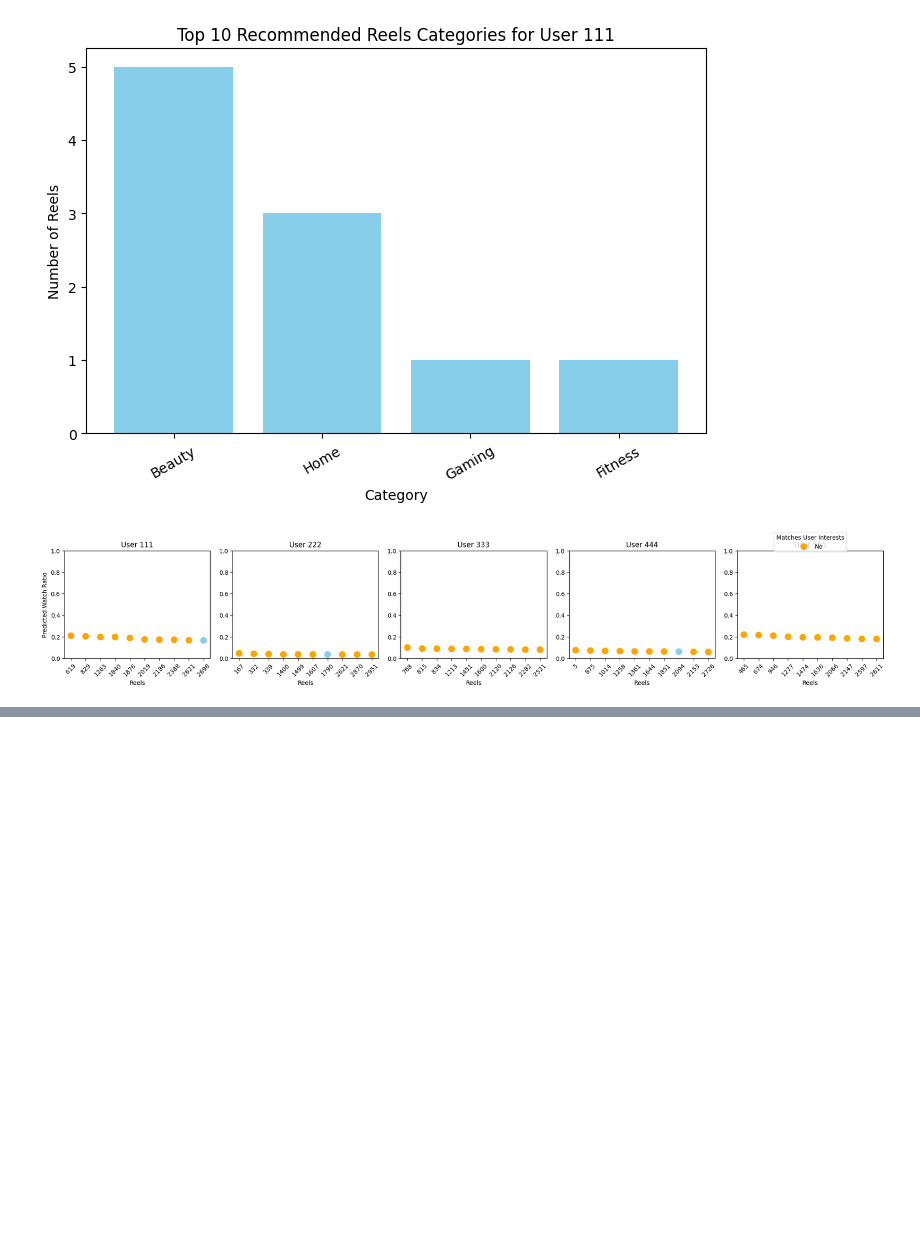
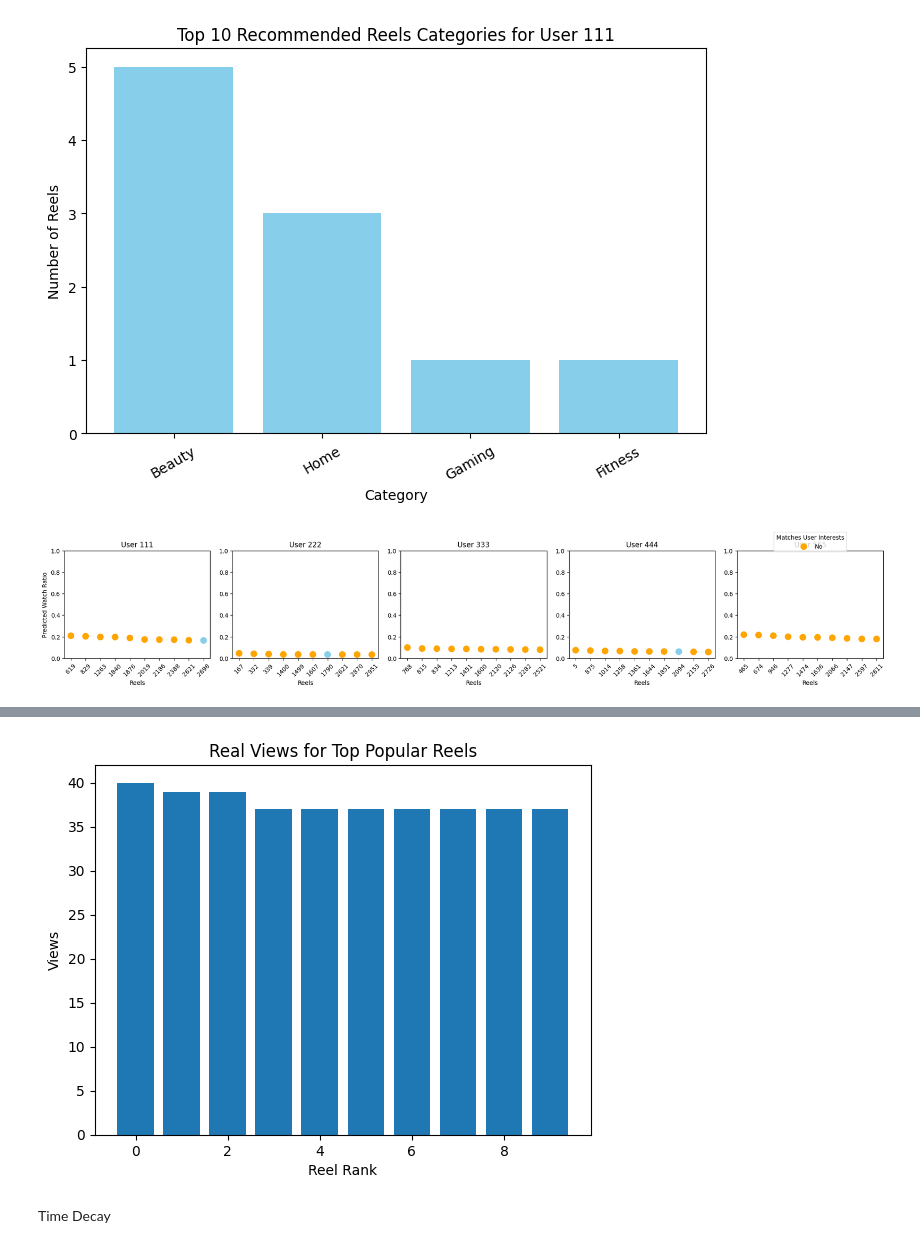
Before and after one commit to Suzan8/ALLUVO-RecommendationSystem, a Jupyter notebook: notebooks/03.ipynb, the cells around one changed output, grey strips where cells are left out. Saved outputs shown, nothing was run; the diff lists cells and outputs as text; code cells hidden in the pictures; blank space fills up the shorter version.

```diff
--- a/notebooks/03.ipynb
+++ b/notebooks/03.ipynb
@@ -534,0 +537,6 @@ plt.show()
+# %%
+popularity_score = reels_df.set_index('reel_id')['total_views']
+popularity_score = popularity_score / popularity_score.max()
+# %%
+top_popular = popularity_score.sort_values(ascending=False).head(10)
+print(top_popular)
@@ -534,0 +556,11 @@ plt.show()
+# %%
+real_views = interactions_df.groupby('reel_id')['view'].sum()
+
+# أعلى 10 من الحقيقة
+top_real = real_views.sort_values(ascending=False).head(10)
+
+print("Real Top Reels:")
+print(top_real)
+
+print("\nModel Top Reels:")
+print(top_popular)
@@ -534,0 +585,14 @@ plt.show()
+# %%
+import matplotlib.pyplot as plt
+
+top_ids = top_popular.index
+
+plt.bar(range(len(top_ids)), real_views.loc[top_ids])
+plt.title("Real Views for Top Popular Reels")
+plt.xlabel("Reel Rank")
+plt.ylabel("Views")
+plt.show()
+# %% [output]
+[figure, added]
+# %% [markdown]
+Time Decay
```
Also changed, not shown: parts of 16 cells of this notebook, 2 other files.
